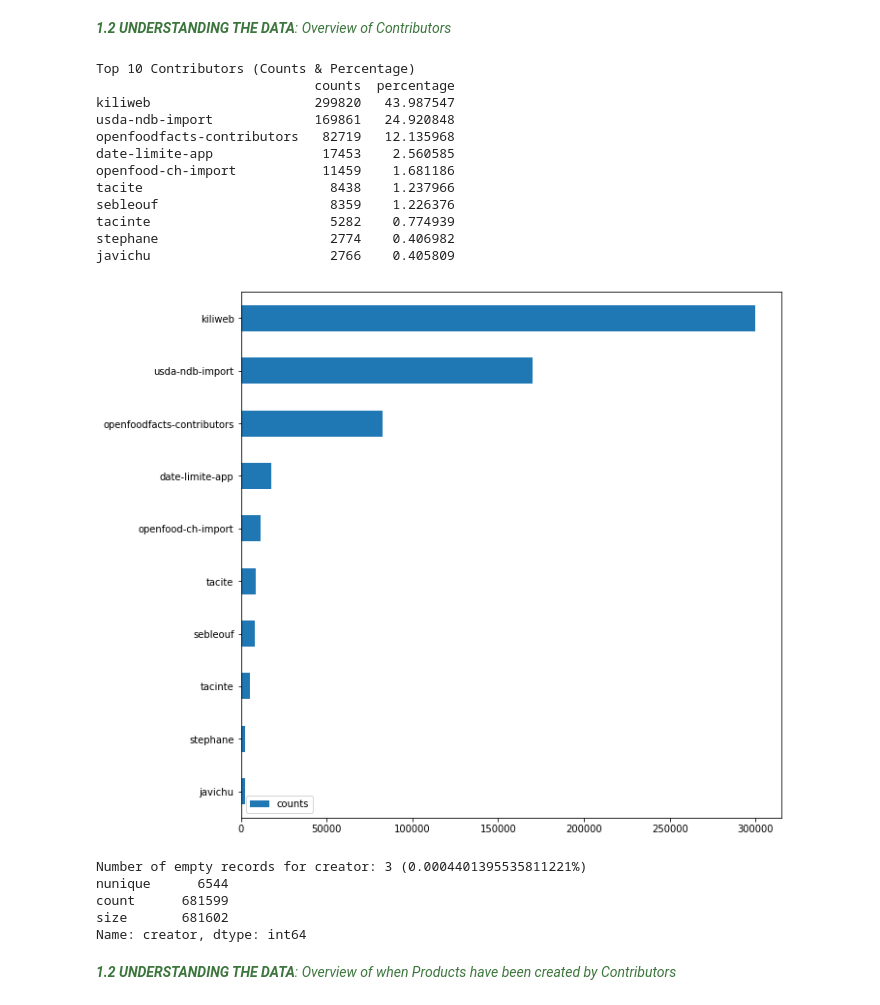
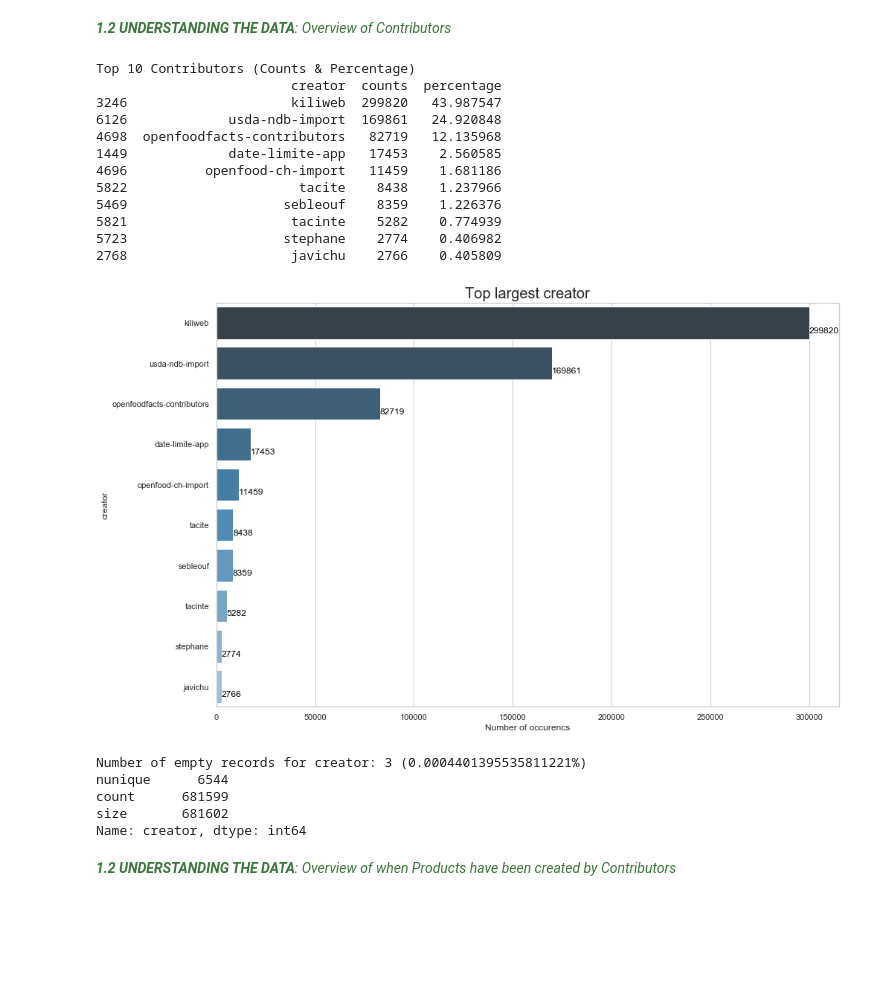
Before and after one commit to esamosenok/ADA_Project_2018, a Jupyter notebook: openfoodfacts_milestone2.ipynb, the cells around one changed output. Cells and saved outputs as stored; diff of their text form; code cells hidden in the pictures; blank space fills up the shorter version.

Commit message:
Change bar plot, to get it nicer

```diff
--- a/openfoodfacts_milestone2.ipynb
+++ b/openfoodfacts_milestone2.ipynb
@@ -185,27 +185,41 @@ def get_rows(df):
     return rows
 
 
-##### Return the 10 rows with percentage of a specific DF
+##### Return the top 10 records per column_name
 def get_top_10(df, column_name):
+    df_result = df_food.groupby([column_name]).size().reset_index(name='counts').sort_values('counts', ascending=False).head(10)
+
     rows = get_rows(df)
+    df_result['percentage'] = df_result['counts']/rows*100
 
-    counts = df[column_name].value_counts()
-    counts = counts.to_frame(name='counts')
-
-    counts['percentage'] = counts['counts']/rows*100
-
-    return counts.head(10).copy()
+    return df_result.copy()
 
 
-##### Counte the number of empty rows for a specific Data Frame
+##### Count the number of empty rows for a specific Data Frame
 def get_empty_rows(df, column_name):
     return df.query(str(column_name) + '.isnull()').count()
 
 
-##### Show Result in a Plot, to check the distribution of the data
-def show_plot(df):
-    df[['counts']].sort_values(by=['counts']).plot(kind='barh', stacked=True, figsize=(10,10))
+##### show plot in bar plot with number
+def show_plot(df, column_name):
+
+    df_plot = df.loc[: ,[column_name, 'counts']].set_index(column_name)['counts'].copy()
+
+    plt.figure(figsize=(15, 10))
+
+    sns.set(style="whitegrid")
+    g = sns.barplot(df_plot, df_plot.index, orient='h', palette="Blues_d")
+
+    plt.title('Top largest ' + column_name, fontsize=20)
+    plt.xlabel("Number of occurencs", fontsize=12)
+    plt.ylabel(column_name, fontsize=12)
+
+    #### Show Number on the right of the bar plot
+    for i, v in enumerate(df_plot.values.tolist()):
+        g.text(v + 3, i + .25, str(v), color='black', fontweight='normal')
+
     plt.show()
+
 
 
 ##### Print main statistics items
@@ -399,28 +413,28 @@ After some search in Internet it seems that
 # %%
 ##### Get top 10 Contributors
 df_10_contributors = get_top_10(df_food, 'creator')
 
 ##### Show Result
 print('\nTop 10 Contributors (Counts & Percentage)')
 print(df_10_contributors)
-show_plot(df_10_contributors)
+show_plot(df_10_contributors, 'creator')
 
 ##### Show Information about empty records
 print_stats(df_food, 'creator')
 # %% [output]
 Top 10 Contributors (Counts & Percentage)
-                            counts  percentage
-kiliweb                     299820   43.987547
-usda-ndb-import             169861   24.920848
-openfoodfacts-contributors   82719   12.135968
-date-limite-app              17453    2.560585
-openfood-ch-import           11459    1.681186
-tacite                        8438    1.237966
-sebleouf                      8359    1.226376
-tacinte                       5282    0.774939
-stephane                      2774    0.406982
-javichu                       2766    0.405809
+                         creator  counts  percentage
+3246                     kiliweb  299820   43.987547
+6126             usda-ndb-import  169861   24.920848
+4698  openfoodfacts-contributors   82719   12.135968
+1449             date-limite-app   17453    2.560585
+4696          openfood-ch-import   11459    1.681186
+5822                      tacite    8438    1.237966
+5469                    sebleouf    8359    1.226376
+5821                     tacinte    5282    0.774939
+5723                    stephane    2774    0.406982
+2768                     javichu    2766    0.405809
-[figure, old version]
+[figure, new version]
 Number of empty records for creator: 3 (0.0004401395535811221%)
 nunique      6544
 count      681599
```
Also changed, not shown: parts of 17 cells of this notebook.
